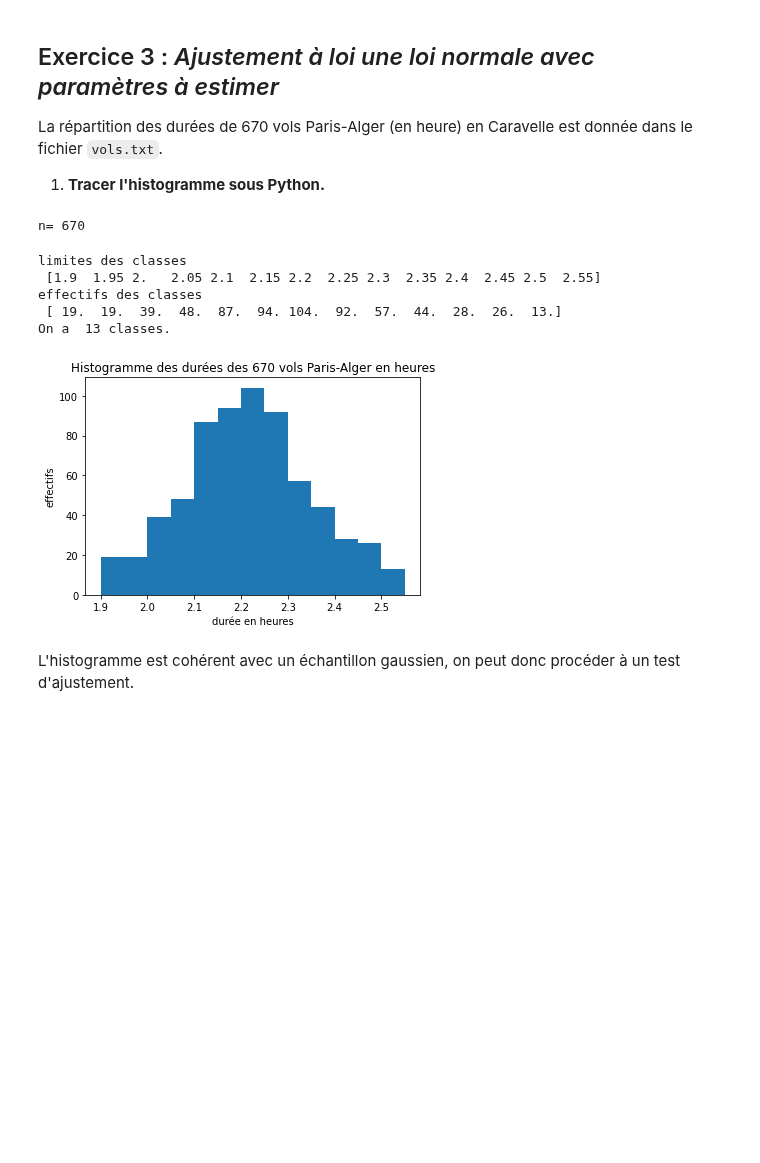
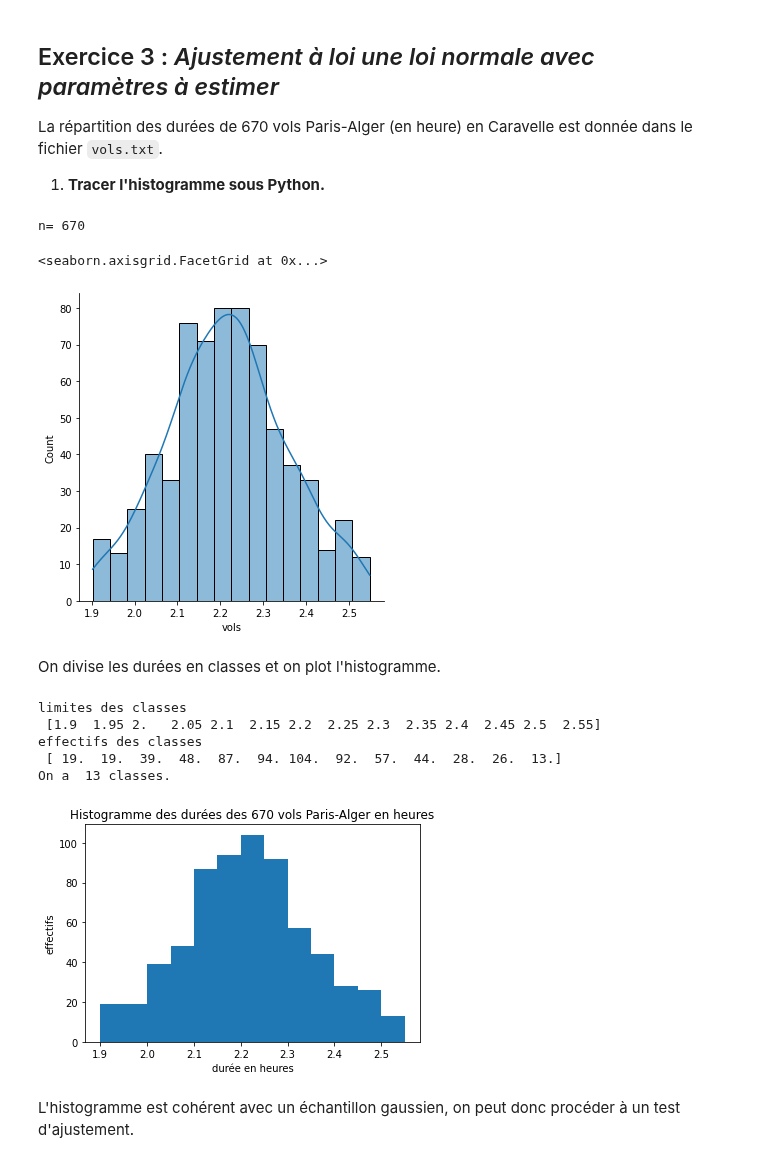
Before and after one commit to Machine-Learning-Centrale/machine-learning-centrale.github.io, a Jupyter notebook: ipynb/TD2_1A.ipynb, the cells around one changed output. Cells and saved outputs as stored; diff of their text form; code cells hidden in the pictures; blank space fills up the shorter version.

```diff
--- a/ipynb/TD2_1A.ipynb
+++ b/ipynb/TD2_1A.ipynb
@@ -184,11 +185,16 @@ import pandas as pd
 # %%
 # téléchargement des données
-vols=pd.read_csv('vols.txt')
+vols=pd.read_csv('https://machine-learning-centrale.github.io/data/vols.txt')
 duree=vols.vols
 n=np.size(duree)
 print('n=',n)
+sns.displot(duree, kde=True)
 # %% [output]
 n= 670
+<seaborn.axisgrid.FacetGrid at 0x...>
+[figure, added]
+# %% [markdown]
+On divise les durées en classes et on plot l'histogramme.
 # %%
 # création d'une figure et d'un système d'Axes puis d'un histogramme
 fig, ax = plt.subplots()
@@ -206,7 +212,7 @@ limites des classes
 effectifs des classes
  [ 19.  19.  39.  48.  87.  94. 104.  92.  57.  44.  28.  26.  13.]
 On a  13 classes.
-[figure, old version]
+[figure, new version]
 # %% [markdown]
 L'histogramme est cohérent avec un échantillon gaussien, on peut donc procéder à un test d'ajustement.
 # %% [markdown]
```
Also changed, not shown: parts of 4 cells of this notebook.
